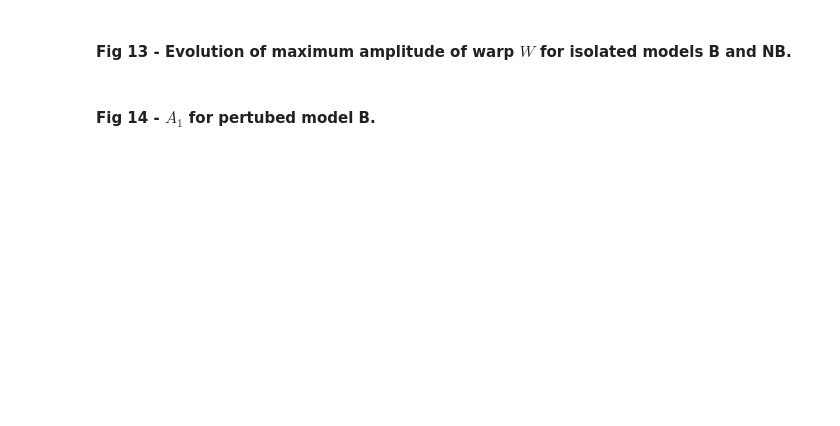
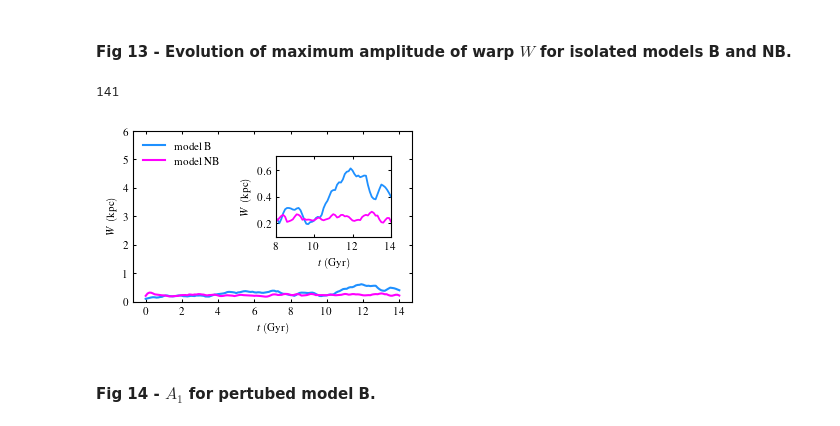
Before and after one commit to AndressaWille/astronomia, a Jupyter notebook: simulacoes mestrado/artigo.ipynb, the cells around one changed output. Drawn from its saved outputs; the diff is of its cells as text; code cells hidden in the pictures; blank space fills up the shorter version.

```diff
--- a/simulacoes mestrado/artigo.ipynb
+++ b/simulacoes mestrado/artigo.ipynb
@@ -1435,4 +1605,38 @@ for j in range (0, n_snapshots_, 2):
 # %% [markdown]
 #### Fig 13 - Evolution of maximum amplitude of warp $W$ for isolated models B and NB.
+# %%
+plt.rcParams['figure.figsize'  ] = (3.3,2.3)
+
+doc_nb = '30-amp-nb.txt'
+amplitude_nb, time_nb = loadtxt(doc_nb, usecols=(0,1), unpack=True)
+doc_b = '30-amp-b.txt'
+amplitude_b, time_b = loadtxt(doc_b, usecols=(0,1), unpack=True)
+ab_smooth = savgol_filter(amplitude_b, window_length=9, polyorder=3)
+anb_smooth = savgol_filter(amplitude_nb, window_length=9, polyorder=3)
+time_b_ = time_b - 8.0
+time_nb_ = time_nb - 8.0
+
+print(len(time_b_))
+plt.plot(time_b_, ab_smooth, color='dodgerblue', lw = 1.5, label='model B')
+plt.plot(time_nb_, anb_smooth, color='magenta', lw = 1.5, label='model NB')
+plt.legend(frameon=False, loc="upper left")
+plt.xlabel(r'$t \, \mathrm{(Gyr)}$')
+plt.ylabel(r'$W~({\rm kpc})$')
+plt.ylim(0, 6)
+
+# plot the zoomed portion
+sub_axes = plt.axes([0.55, 0.47, 0.35, 0.35])
+sub_axes.plot(time_b_, ab_smooth, color='dodgerblue', lw = 1.3)
+sub_axes.plot(time_nb_, anb_smooth, color='magenta', lw = 1.3)
+sub_axes.set_xlim([8,14])
+sub_axes.set_ylim([0.1,0.7])
+sub_axes.set_xlabel(r'$t \, \mathrm{(Gyr)}$')
+sub_axes.set_ylabel(r'$W~({\rm kpc})$')
+
+plt.tight_layout()
+plt.savefig('fig13-W-nb_b-2.pdf')
+# %% [output]
+141
+[figure, added]
 # %% [markdown]
 #### Fig 14 - $A_1$ for pertubed model B.
```
Also changed, not shown: parts of 22 cells of this notebook.
